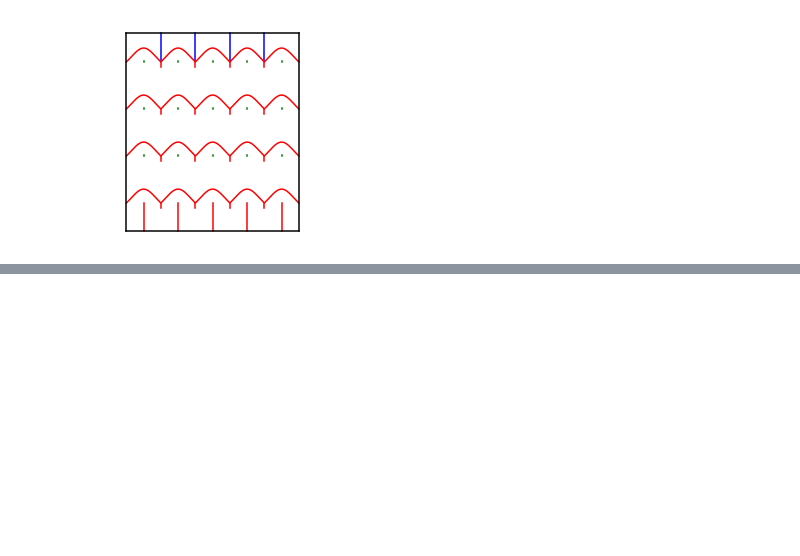
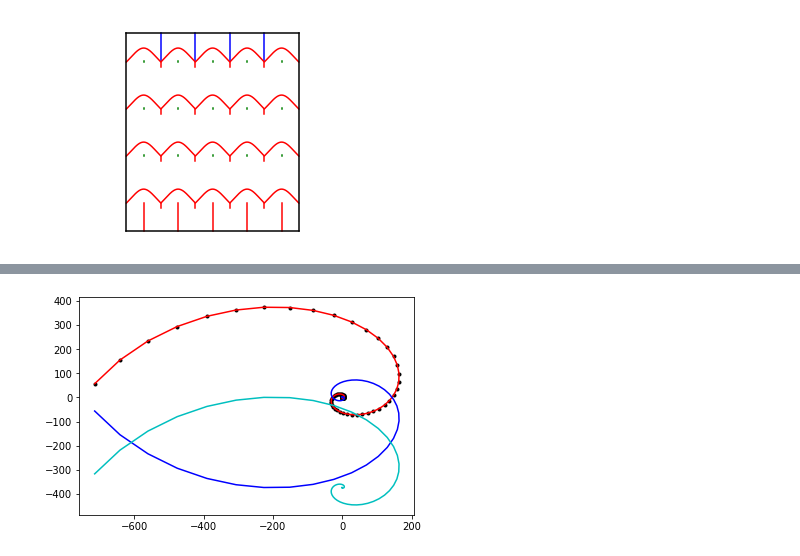
Before and after one commit to eleciawhite/origami, a Jupyter notebook: LukashevaCurved/KateTess.ipynb, the cells around one changed output, grey strips where cells are left out. Cells and saved outputs as stored; diff of their text form; code cells hidden in the pictures; blank space fills up the shorter version.

```diff
--- a/LukashevaCurved/KateTess.ipynb
+++ b/LukashevaCurved/KateTess.ipynb
@@ -601,0 +601,49 @@ ax = plt.axis()
+# %%
+class nl_kernel(curve_kernel):
+  def __init__(self, angle = 30.0, horiz_d = 1.0, curve_h_of_c = 0.66,
+               N=500, std=250, a=0.2):
+
+    self.angle = np.deg2rad(angle);
+    self.horiz_d = horiz_d
+    self.curve_h_of_c = curve_h_of_c
+    self.a = [0,0]
+    self.mid = [horiz_d/2,0]
+    self.c = [horiz_d/2, tan(radians(angle))*horiz_d/2]
+    len = int(floor(N/2))
+
+    b = self.angle
+    theta = np.linspace(0, 10*np.pi, N)
+    curve_x = np.exp(b*theta) * a * np.cos(theta)
+    curve_y = np.exp(b*theta) * a * np.sin(theta)
+
+    self.curve = np.array([curve_x[0:len], curve_y[0:len]])
+    self.offset = self.curve[0,-1] #+ horiz_d/N
+
+  def __repr__(self):
+    plt.plot(self.curve[0,:], self.curve[1,:])
+    print("Distance a to c: {:2.2}".format(distance.euclidean(self.a, self.c)))
+    return ("Angle {}, d {}, A {}, B {}, C {}".format(self.angle, self.horiz_d,
+                                                    self.a, self.mid, self.c))
+
+class nl_curves(curves):
+  def __init__(self, kernel):
+    self.kernel = kernel.curve
+    self.offset = kernel.curve[0,-1]
+    self.h      = max(kernel.curve[1,:])
+    self.len    = len(kernel.curve[1,:])
+
+    self.a_curve = self.kernel
+    self.b_curve = self.negative(self.kernel)
+    self.c_curve = self.yoffset(self.kernel, -self.h)
+#    self.c_curve = self.concatenate(first = c,
+#                                    second = self.negative(self.reverse(c)))
+
+
+
+
+nl = nl_kernel(N=200, curve_h_of_c=1.0, angle = 30)
+cvs_nl = nl_curves(nl)
+print(cvs_nl)
+#plt.plot(nl.curve[0], nl.curve[1])
+# %% [output]
+[figure, added]
```
Also changed, not shown: parts of 15 cells of this notebook.
